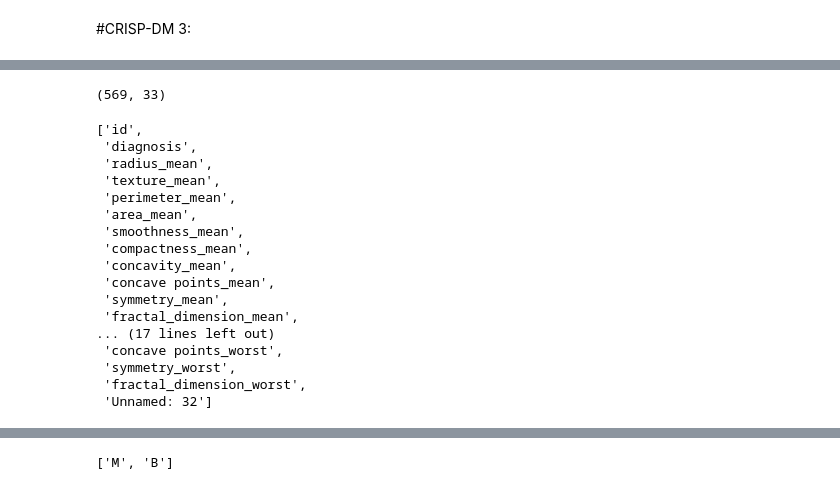
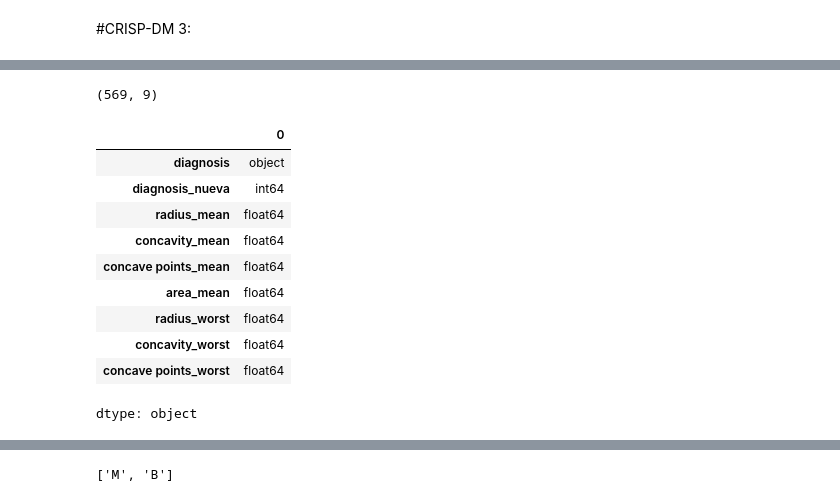
Before and after one commit to Mcps40/Dunder, a Jupyter notebook: data_Cancer.ipynb, the cells around one changed output, grey strips where cells are left out. Drawn from its saved outputs; the diff is of its cells as text; code cells hidden in the pictures.

```diff
--- a/data_Cancer.ipynb
+++ b/data_Cancer.ipynb
@@ -196,26 +210,23 @@ data.tail()
 # %%
-#muestra cuantas columnas y registris existen
-data.shape
+# muestra cuantas columnas y registros existen
+new_data.shape
 # %% [output]
-(569, 33)
+(569, 9)
 # %%
 # Para visualizar todas las Columnas del dataset
-data.columns.values.tolist()
+#new_data.columns.values.tolist()
+
+# pero para visualizar los tipos de datos que tiene cada columna
+new_data.dtypes
 # %% [output]
+|  | 0 |
+| diagnosis | object |
+| diagnosis_nueva | int64 |
+| radius_mean | float64 |
+| concavity_mean | float64 |
+| concave points_mean | float64 |
+| area_mean | float64 |
+| radius_worst | float64 |
+| concavity_worst | float64 |
+| concave points_worst | float64 |
-['id',
- 'diagnosis',
- 'radius_mean',
- 'texture_mean',
- 'perimeter_mean',
- 'area_mean',
- 'smoothness_mean',
- 'compactness_mean',
- 'concavity_mean',
- 'concave points_mean',
- 'symmetry_mean',
- 'fractal_dimension_mean',
-... (17 lines left out)
- 'concave points_worst',
- 'symmetry_worst',
- 'fractal_dimension_worst',
- 'Unnamed: 32']
+dtype: object
```
Also changed, not shown: parts of 22 cells of this notebook.
